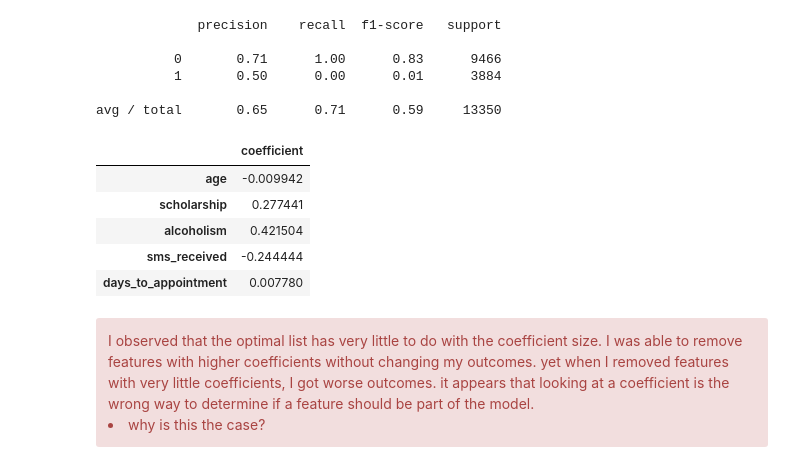
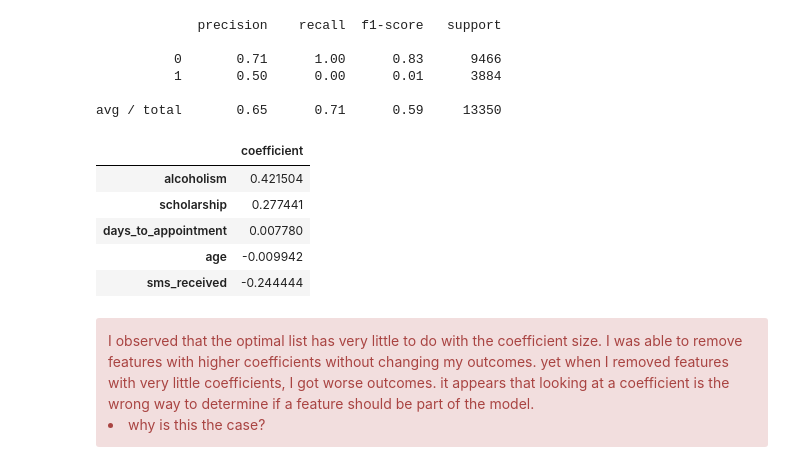
Before and after one commit to ncernek/medical_no_shows, a Jupyter notebook: logistic_regression.ipynb, the cells around one changed output. Cells and saved outputs as stored; diff of their text form; code cells hidden in the pictures.

```diff
--- a/logistic_regression.ipynb
+++ b/logistic_regression.ipynb
@@ -188,14 +177,15 @@ print(classification_report(y_test,predictions))
 
 avg / total       0.65      0.71      0.59     13350
 # %%
-pd.DataFrame(data=model.coef_[0],index=predictors,columns=['coefficient'])
+pd.DataFrame(data=model.coef_[0],index=predictors,columns=['coefficient'])\
+    .sort_values(by='coefficient', ascending=False)
 # %% [output]
 |  | coefficient |
+| alcoholism | 0.421504 |
+| scholarship | 0.277441 |
+| days_to_appointment | 0.007780 |
 | age | -0.009942 |
-| scholarship | 0.277441 |
-| alcoholism | 0.421504 |
 | sms_received | -0.244444 |
-| days_to_appointment | 0.007780 |
 # %% [markdown]
 <div class='alert alert-danger'>
 I observed that the optimal list has very little to do with the coefficient size. I was able to remove features with higher coefficients without changing my outcomes. yet when I removed features with very little coefficients, I got worse outcomes. it appears that looking at a coefficient is the wrong way to determine if a feature should be part of the model.
```
Also changed, not shown: parts of 6 cells of this notebook.
